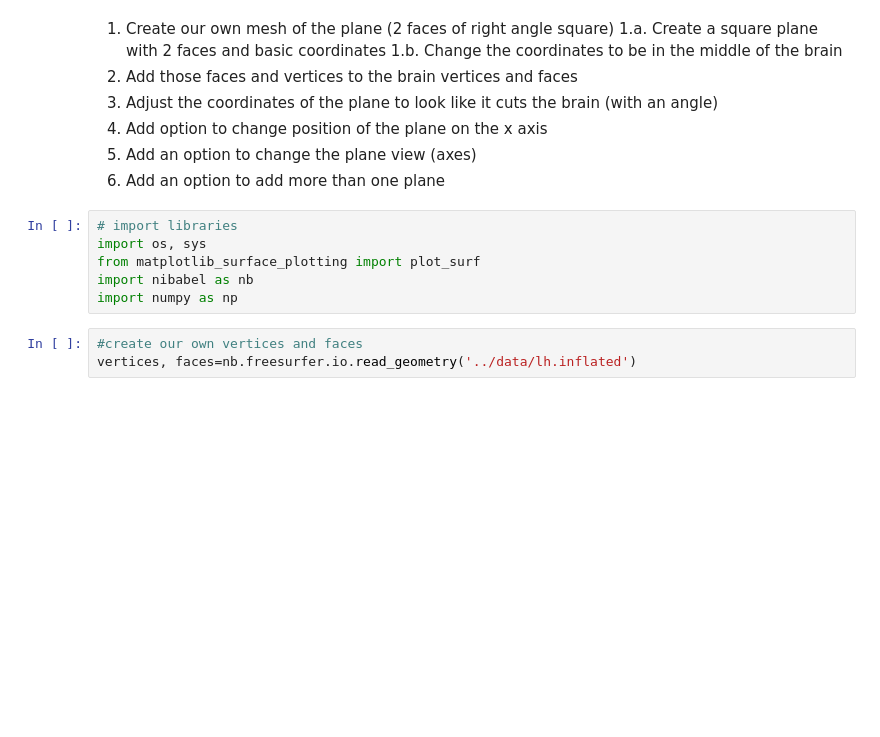
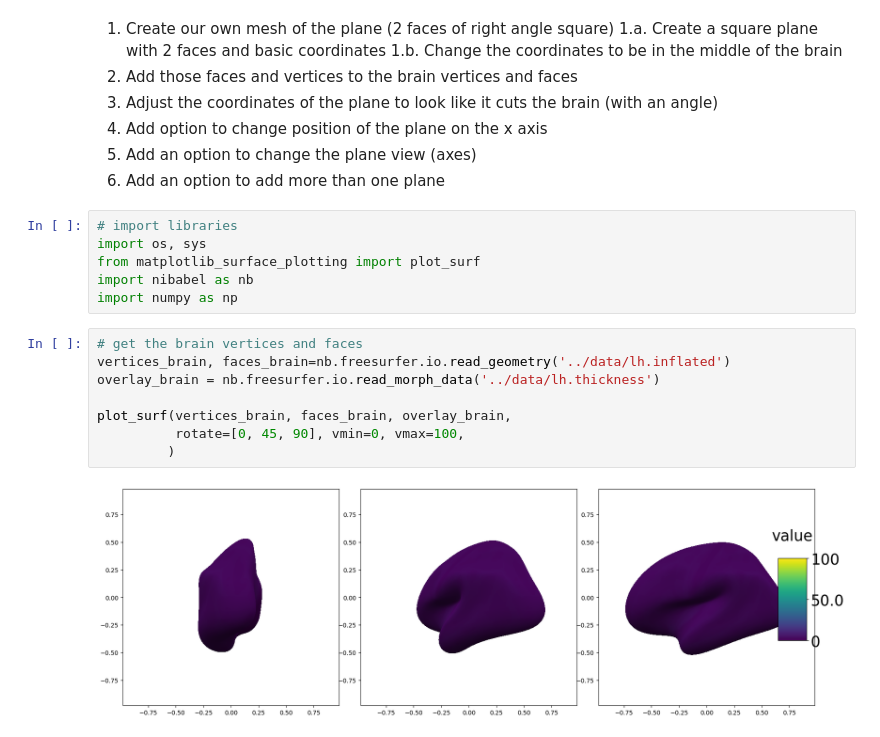
Before and after one commit to mathrip/matplotlib_surface_plotting, a Jupyter notebook: examples/plot_plane_surface.ipynb, the cells around one changed output. Saved outputs shown, nothing was run; the diff lists cells and outputs as text; blank space fills up the shorter version.

```diff
--- a/examples/plot_plane_surface.ipynb
+++ b/examples/plot_plane_surface.ipynb
@@ -15,6 +15,13 @@ import os, sys
 from matplotlib_surface_plotting import plot_surf
 import nibabel as nb
 import numpy as np
-# %%
-#create our own vertices and faces
-vertices, faces=nb.freesurfer.io.read_geometry('../data/lh.inflated')
+# %%
+# get the brain vertices and faces
+vertices_brain, faces_brain=nb.freesurfer.io.read_geometry('../data/lh.inflated')
+overlay_brain = nb.freesurfer.io.read_morph_data('../data/lh.thickness')
+
+plot_surf(vertices_brain, faces_brain, overlay_brain,
+          rotate=[0, 45, 90], vmin=0, vmax=100,
+         )
+# %% [output]
+[figure, added]
```
Also changed, not shown: parts of 22 cells of this notebook.
